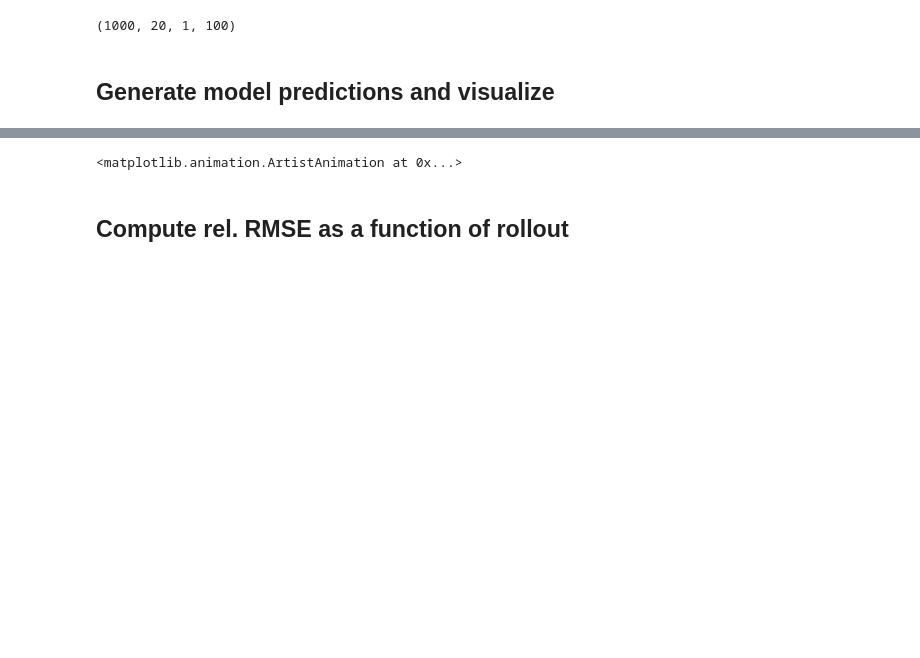
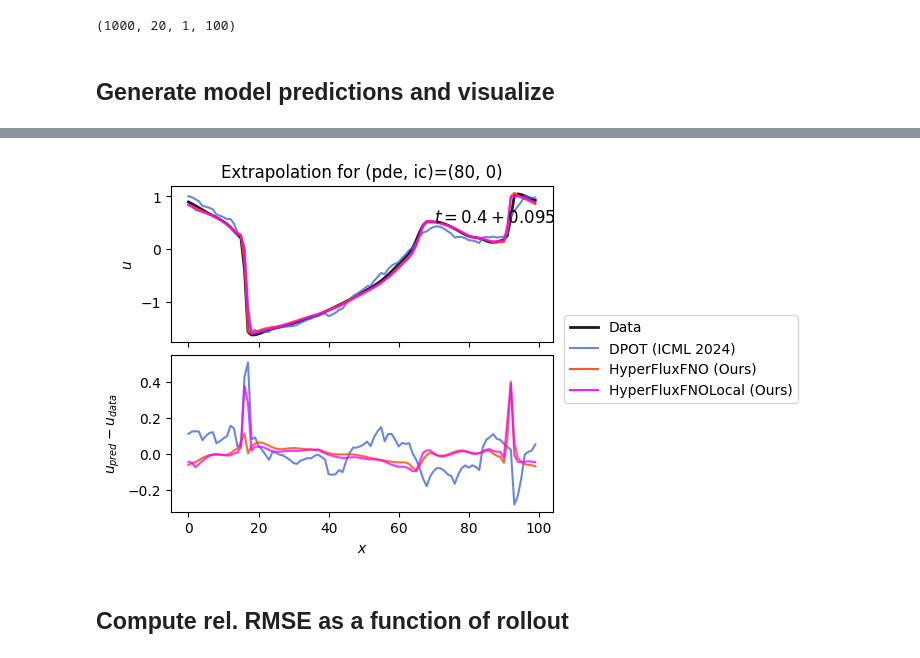
Before and after one commit to xx257xx/CONTEXT_FLUX_NO, a Jupyter notebook: notebooks/evaluation/evaluate_cubic.ipynb, the cells around one changed output, grey strips where cells are left out. Cells and saved outputs as stored; diff of their text form; code cells hidden in the pictures; blank space fills up the shorter version.

```diff
--- a/notebooks/evaluation/evaluate_cubic.ipynb
+++ b/notebooks/evaluation/evaluate_cubic.ipynb
@@ -133,7 +199,15 @@ def make_frame(timestep: int):
         color="orangered",
         **plot_kwargs,
     )[0]
-    plot4 = axes[1].plot(
+    plot4 = axes[0].plot(
+        batch_extrap_pred_hyperfluxfnolocal[sample_idx, timestep, 0].T,
+        label="HyperFluxFNOLocal (Ours)",
+        alpha=0.9,
+        linewidth=1.5,
+        color="magenta",
+        **plot_kwargs,
+    )[0]
+    plot5 = axes[1].plot(
         batch_extrap_pred_dpot[sample_idx, timestep, 0].T
         - batch_extrap[sample_idx, 20 + timestep, 0].T,
         label="DPOT (ICML 2024)",
@@ -142,13 +216,22 @@ def make_frame(timestep: int):
         color="royalblue",
         **plot_kwargs,
     )[0]
-    plot5 = axes[1].plot(
+    plot6 = axes[1].plot(
         batch_extrap_pred_hyperfluxfno[sample_idx, timestep, 0].T
         - batch_extrap[sample_idx, 20 + timestep, 0].T,
         label="HyperFluxFNO (Ours)",
         alpha=0.8,
         linewidth=1.5,
         color="orangered",
+        **plot_kwargs,
+    )[0]
+    plot7 = axes[1].plot(
+        batch_extrap_pred_hyperfluxfnolocal[sample_idx, timestep, 0].T
+        - batch_extrap[sample_idx, 20 + timestep, 0].T,
+        label="HyperFluxFNOLocal (Ours)",
+        alpha=0.8,
+        linewidth=1.5,
+        color="magenta",
         **plot_kwargs,
     )[0]
     text_y = (
@@ -159,13 +242,13 @@ def make_frame(timestep: int):
     if timestep == 0:
         fig.legend(*axes[0].get_legend_handles_labels(), loc="outside center right")
     axes[0].set_title(f"Extrapolation for (pde, ic)={(sample_idx, 0)}")
-    return (plot1, plot2, plot3, plot4, plot5, text0)
+    return (plot1, plot2, plot3, plot4, plot5, plot6, plot7, text0)
 
 
 frames = [make_frame(i) for i in range(20)]
 
 
 ani = ArtistAnimation(fig, frames, interval=50, blit=True)
-ani.save(f"../../figures/cubic_extrapolation_{sample_idx}_0.gif")
+# ani.save(f"../../figures/cubic_extrapolation_{sample_idx}_0.gif")
 ani
 # %% [output]
@@ -175,4 +256,4 @@ WARNING:matplotlib.animation:MovieWriter ffmpeg unavailable; using Pillow instea
-<matplotlib.animation.ArtistAnimation at 0x...>
+[figure, added]
 # %% [markdown]
 ## Compute rel. RMSE as a function of rollout
 # %%
```
Also changed, not shown: parts of 17 cells of this notebook, 8 other files.
